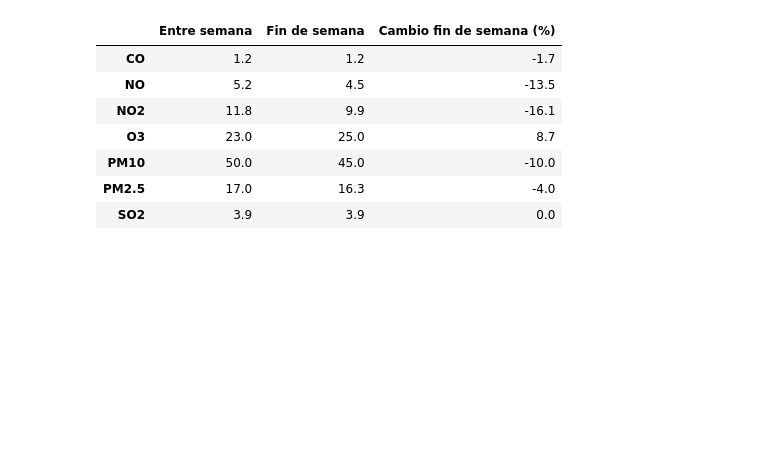
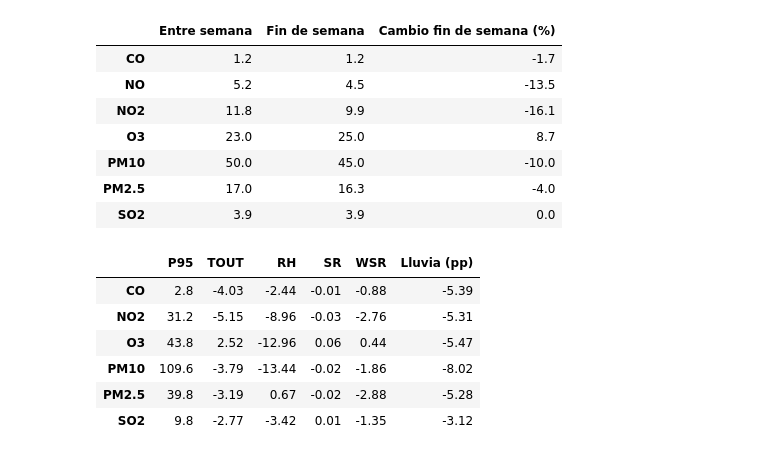
Before and after one commit to RicardoSalgadoB/MultiReto, a Jupyter notebook: notebooks/Etapa2_Exploracion.ipynb, the cells around one changed output. Drawn from its saved outputs; the diff is of its cells as text; code cells hidden in the pictures; blank space fills up the shorter version.

Commit message:
Etapa 2: correcciones antes de análisis, tablas P95 y estadísticos finales, figuras actualizadas

```diff
--- a/notebooks/Etapa2_Exploracion.ipynb
+++ b/notebooks/Etapa2_Exploracion.ipynb
@@ -783,3 +782,40 @@ tabla_dia.round(1)
 | PM10 | 50.0 | 45.0 | -10.0 |
 | PM2.5 | 17.0 | 16.3 | -4.0 |
 | SO2 | 3.9 | 3.9 | 0.0 |
+# %%
+# Meteorología en los días más altos de cada contaminante (umbral = percentil 95)
+# Se usa el P95 porque NO2, SO2 y CO casi nunca rebasan la norma.
+CONTAM_P95 = ["CO", "NO2", "O3", "PM10", "PM2.5", "SO2"]
+METEO = ["TOUT", "RH", "SR", "WSR"]
+
+# 1. Promedios diarios por estación (días con al menos 18 horas de cada variable)
+g = datos.set_index("Fecha y hora").groupby("Estacion")
+dia = g[CONTAM_P95 + METEO].resample("D").mean()
+horas = g[CONTAM_P95].resample("D").count()
+dia[CONTAM_P95] = dia[CONTAM_P95].where(horas >= 18)
+dia["RAINF"] = g["RAINF"].resample("D").sum(min_count=18)
+
+# 2. Para cada contaminante: días sobre su P95 contra el resto
+filas = {}
+for var in CONTAM_P95:
+    d = dia.dropna(subset=[var])
+    p95 = d[var].quantile(0.95)
+    alto = d[var] > p95
+    fila = {"P95": round(p95, 1)}
+    for m in METEO:
+        fila[m] = d.loc[alto, m].median() - d.loc[~alto, m].median()
+    lluvia = d.dropna(subset=["RAINF"])
+    fila["Lluvia (pp)"] = 100 * ((lluvia.loc[lluvia[var] > p95, "RAINF"] > 0).mean()
+                                 - (lluvia.loc[lluvia[var] <= p95, "RAINF"] > 0).mean())
+    filas[var] = fila
+
+tabla_p95 = pd.DataFrame(filas).T.round(2)
+tabla_p95
+# %% [output]
+|  | P95 | TOUT | RH | SR | WSR | Lluvia (pp) |
+| CO | 2.8 | -4.03 | -2.44 | -0.01 | -0.88 | -5.39 |
+| NO2 | 31.2 | -5.15 | -8.96 | -0.03 | -2.76 | -5.31 |
+| O3 | 43.8 | 2.52 | -12.96 | 0.06 | 0.44 | -5.47 |
+| PM10 | 109.6 | -3.79 | -13.44 | -0.02 | -1.86 | -8.02 |
+| PM2.5 | 39.8 | -3.19 | 0.67 | -0.02 | -2.88 | -5.28 |
+| SO2 | 9.8 | -2.77 | -3.42 | 0.01 | -1.35 | -3.12 |
```
Also changed, not shown: parts of 4 cells of this notebook, 1 other file.
